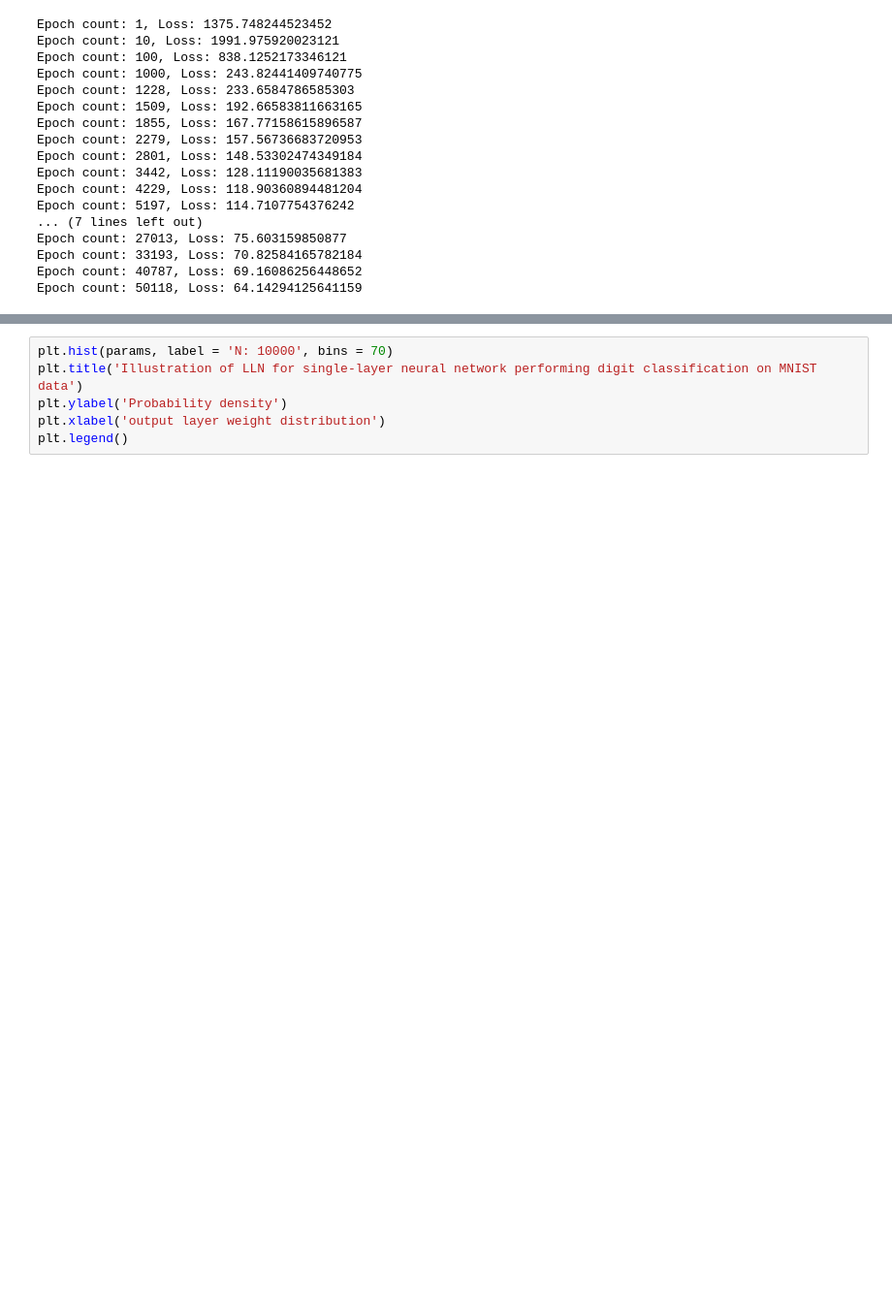
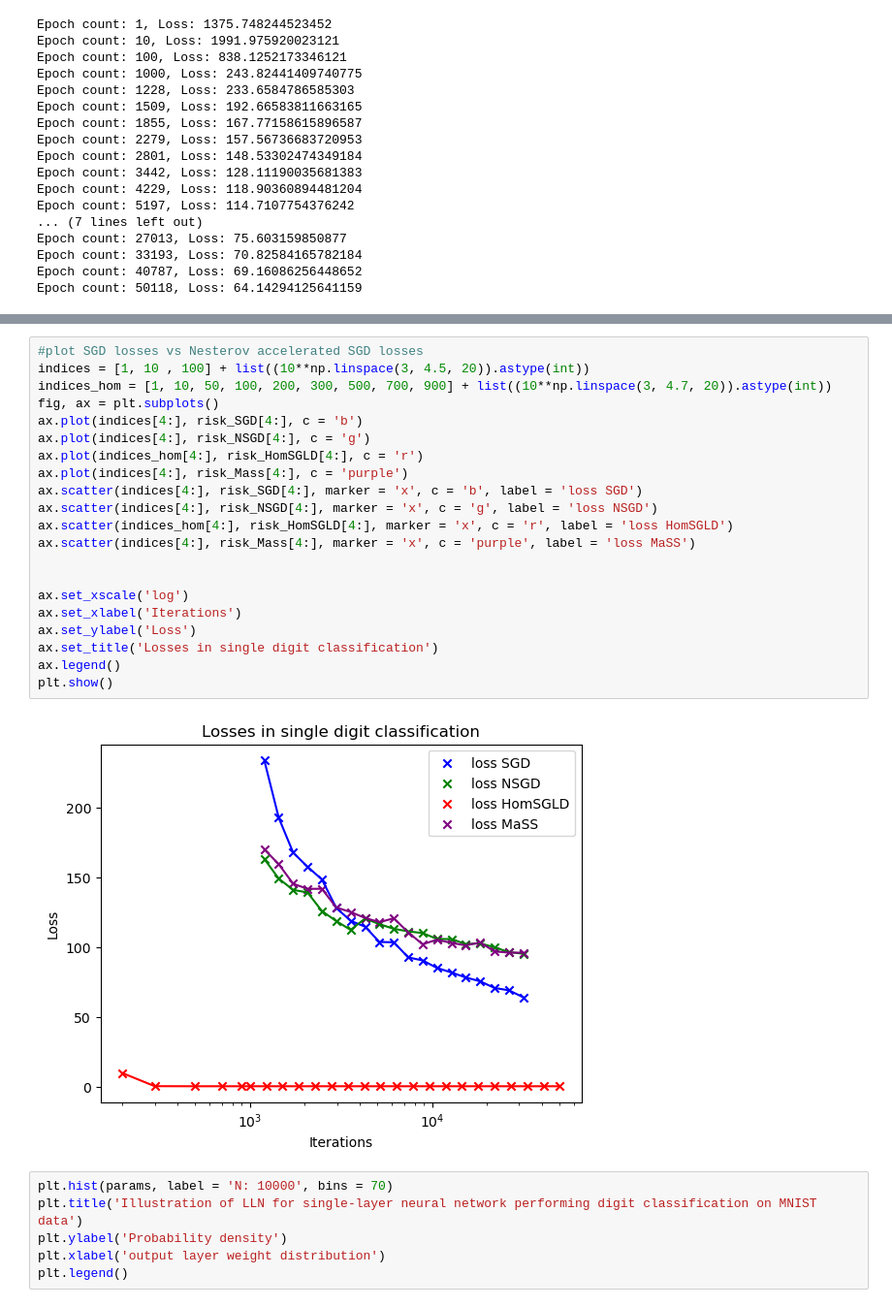
Before and after one commit to PantelisTass/Imperial-UROP-Project-SGD, a Jupyter notebook: MNIST One digit classification.ipynb, the cells around one changed output, grey strips where cells are left out. Shown: that part at 97% size. Cells and saved outputs as stored; diff of their text form; blank space fills up the shorter version.

```diff
--- a/MNIST One digit classification.ipynb
+++ b/MNIST One digit classification.ipynb
@@ -301,3 +369,26 @@ plt.show()
+# %%
+#plot SGD losses vs Nesterov accelerated SGD losses
+indices = [1, 10 , 100] + list((10**np.linspace(3, 4.5, 20)).astype(int))
+indices_hom = [1, 10, 50, 100, 200, 300, 500, 700, 900] + list((10**np.linspace(3, 4.7, 20)).astype(int))
+fig, ax = plt.subplots()
+ax.plot(indices[4:], risk_SGD[4:], c = 'b')
+ax.plot(indices[4:], risk_NSGD[4:], c = 'g')
+ax.plot(indices_hom[4:], risk_HomSGLD[4:], c = 'r')
+ax.plot(indices[4:], risk_Mass[4:], c = 'purple')
+ax.scatter(indices[4:], risk_SGD[4:], marker = 'x', c = 'b', label = 'loss SGD')
+ax.scatter(indices[4:], risk_NSGD[4:], marker = 'x', c = 'g', label = 'loss NSGD')
+ax.scatter(indices_hom[4:], risk_HomSGLD[4:], marker = 'x', c = 'r', label = 'loss HomSGLD')
+ax.scatter(indices[4:], risk_Mass[4:], marker = 'x', c = 'purple', label = 'loss MaSS')
+
+
+ax.set_xscale('log')
+ax.set_xlabel('Iterations')
+ax.set_ylabel('Loss')
+ax.set_title('Losses in single digit classification')
+ax.legend()
+plt.show()
+# %% [output]
+[figure, added]
 # %%
 plt.hist(params, label = 'N: 10000', bins = 70)
 plt.title('Illustration of LLN for single-layer neural network performing digit classification on MNIST data')
```
Also changed, not shown: parts of 12 cells of this notebook, 2 other files.
